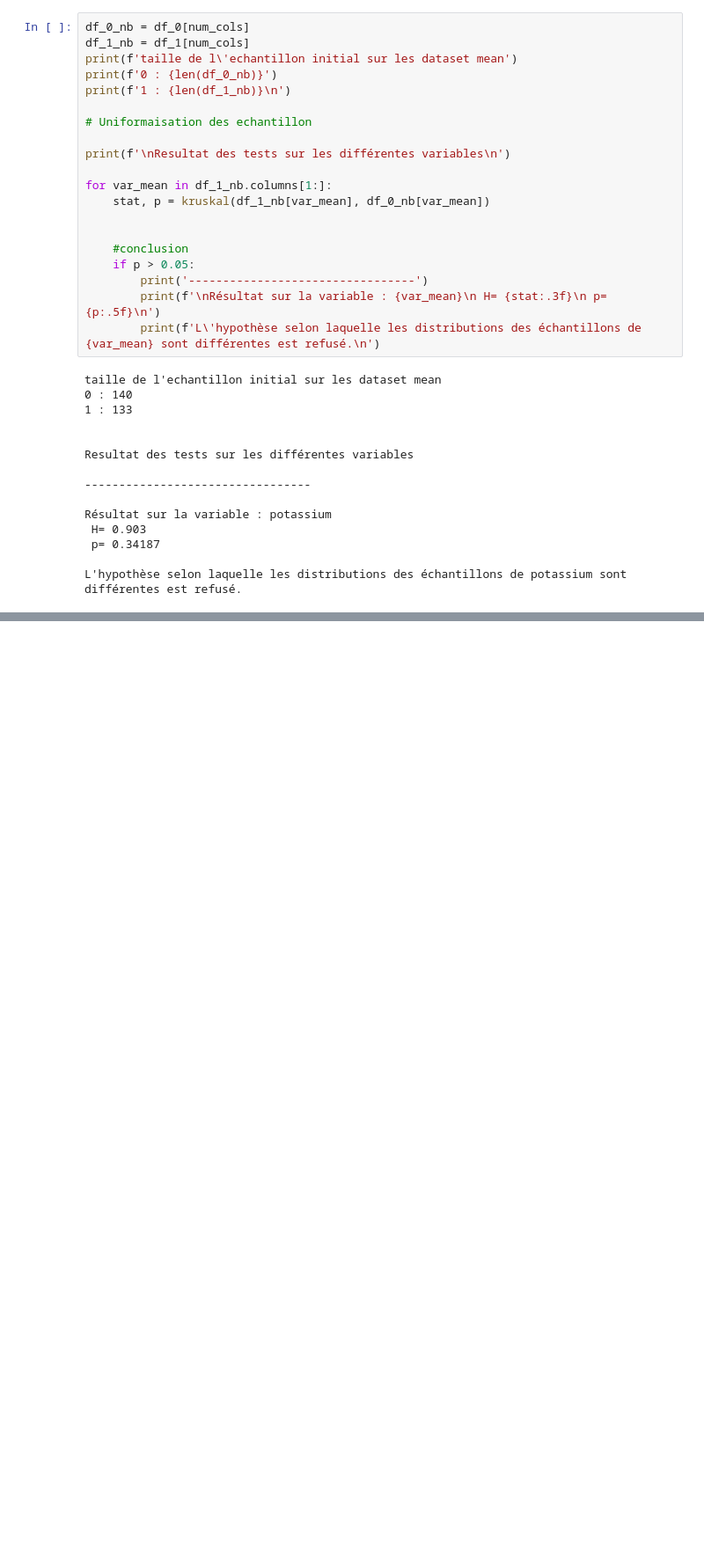
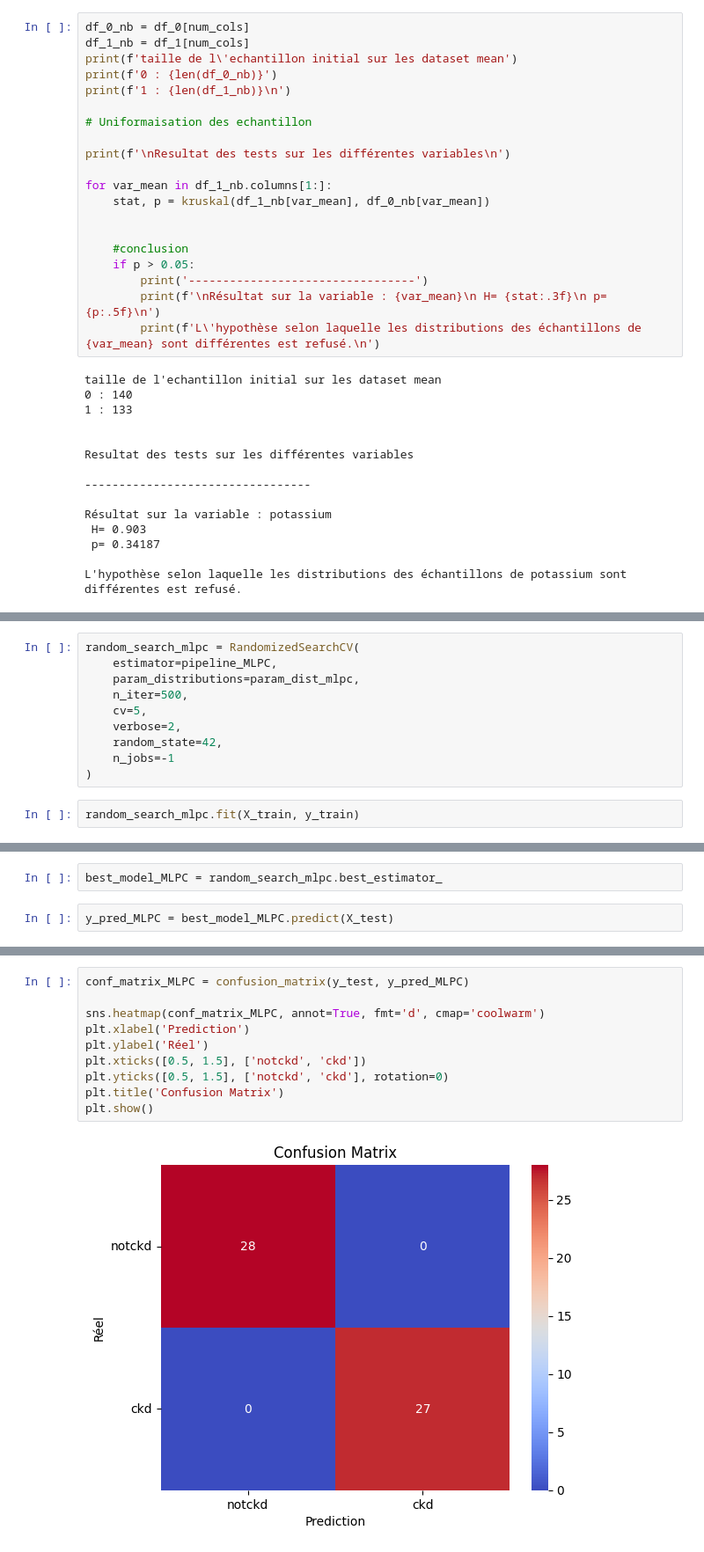
Before and after one commit to Dim2960/semiology_AI, a Jupyter notebook: mrc_folder/dataset.ipynb, the cells around one changed output, grey strips where cells are left out. Shown at 88% size. Cells and saved outputs as stored; diff of their text form; blank space fills up the shorter version.

```diff
--- a/mrc_folder/dataset.ipynb
+++ b/mrc_folder/dataset.ipynb
@@ -788,0 +1294,12 @@ L'hypothèse selon laquelle les distributions des échantillons de potassium son
+# %%
+random_search_mlpc = RandomizedSearchCV(
+    estimator=pipeline_MLPC,
+    param_distributions=param_dist_mlpc,
+    n_iter=500,
+    cv=5,
+    verbose=2,
+    random_state=42,
+    n_jobs=-1
+)
+# %%
+random_search_mlpc.fit(X_train, y_train)
@@ -788,0 +1329,4 @@ L'hypothèse selon laquelle les distributions des échantillons de potassium son
+# %%
+best_model_MLPC = random_search_mlpc.best_estimator_
+# %%
+y_pred_MLPC = best_model_MLPC.predict(X_test)
@@ -788,0 +1363,12 @@ L'hypothèse selon laquelle les distributions des échantillons de potassium son
+# %%
+conf_matrix_MLPC = confusion_matrix(y_test, y_pred_MLPC)
+
+sns.heatmap(conf_matrix_MLPC, annot=True, fmt='d', cmap='coolwarm')
+plt.xlabel('Prediction')
+plt.ylabel('Réel')
+plt.xticks([0.5, 1.5], ['notckd', 'ckd'])
+plt.yticks([0.5, 1.5], ['notckd', 'ckd'], rotation=0)
+plt.title('Confusion Matrix')
+plt.show()
+# %% [output]
+[figure, added]
```
Also changed, not shown: parts of 85 cells of this notebook.
